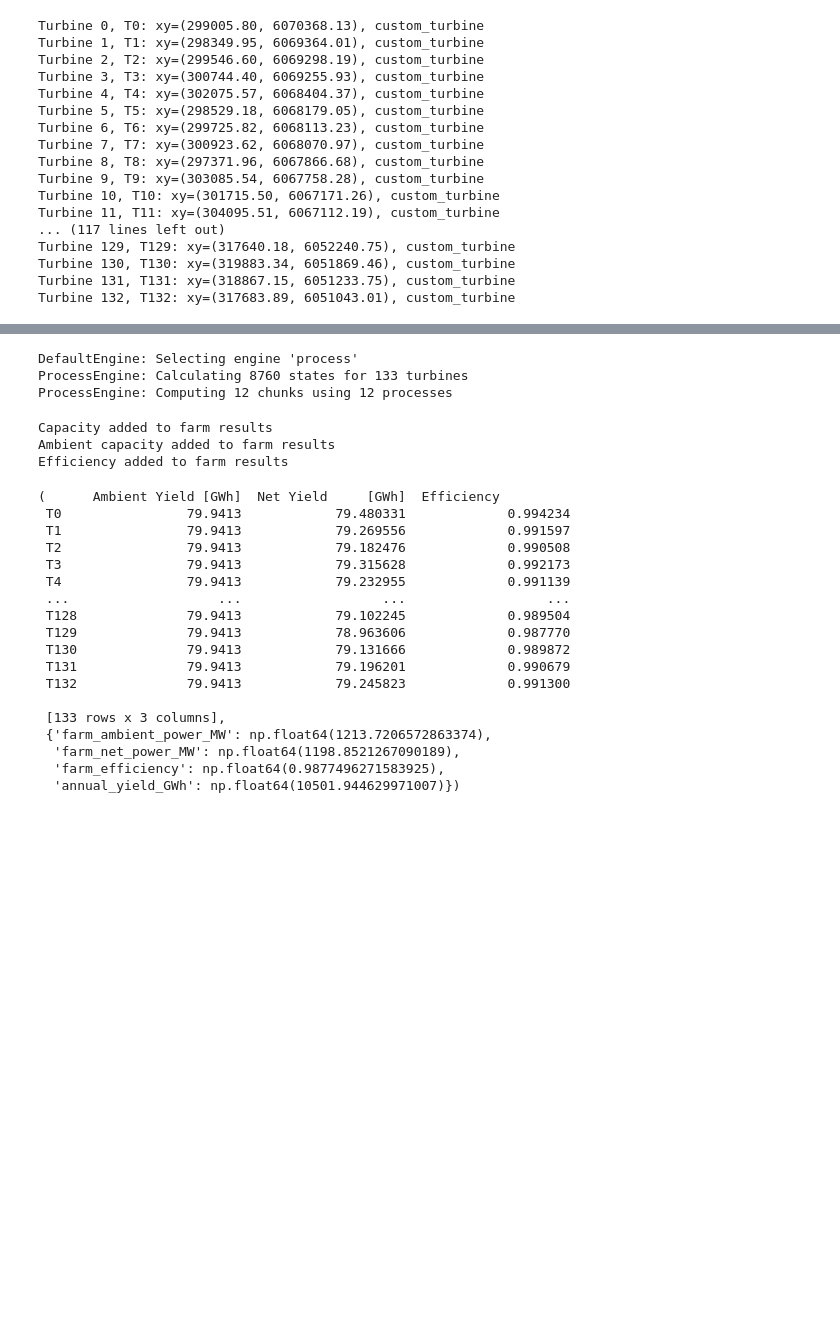
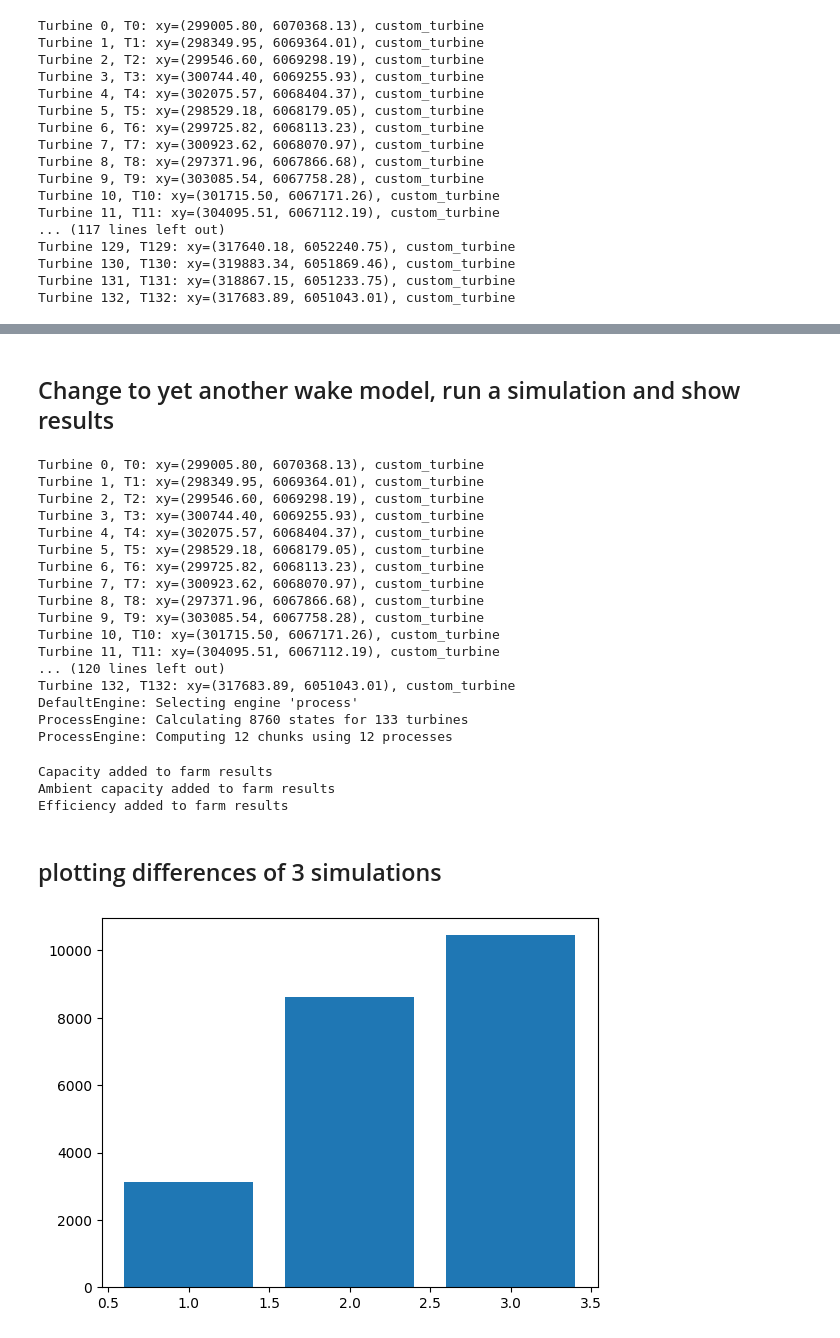
Before and after one commit to Nuwa13/Project_Python_Programming_in_Energy_Science, a Jupyter notebook: test_file_task_4and5.ipynb, the cells around one changed output, grey strips where cells are left out. Saved outputs shown, nothing was run; the diff lists cells and outputs as text; code cells hidden in the pictures; blank space fills up the shorter version.

```diff
--- a/test_file_task_4and5.ipynb
+++ b/test_file_task_4and5.ipynb
@@ -142,27 +151,35 @@ Turbine 132, T132: xy=(317683.89, 6051043.01), custom_turbine
+# %% [markdown]
+## Change to yet another wake model, run a simulation and show results
 # %%
-fct.compute_yield(alternative_algo)
+wake_models = ['TurbOPark_quadratic_loc_k004']
+alternative_algo = fct.setup_algo(era5,'alternative_farm',rotor_model = 'grid36',wake_models=wake_models,model_book=mbook,turbine_key=['custom_turbine'])
+[turbine_stats3, summary3] = fct.compute_yield(alternative_algo)
 # %% [output]
+Turbine 0, T0: xy=(299005.80, 6070368.13), custom_turbine
+Turbine 1, T1: xy=(298349.95, 6069364.01), custom_turbine
+Turbine 2, T2: xy=(299546.60, 6069298.19), custom_turbine
+Turbine 3, T3: xy=(300744.40, 6069255.93), custom_turbine
+Turbine 4, T4: xy=(302075.57, 6068404.37), custom_turbine
+Turbine 5, T5: xy=(298529.18, 6068179.05), custom_turbine
+Turbine 6, T6: xy=(299725.82, 6068113.23), custom_turbine
+Turbine 7, T7: xy=(300923.62, 6068070.97), custom_turbine
+Turbine 8, T8: xy=(297371.96, 6067866.68), custom_turbine
+Turbine 9, T9: xy=(303085.54, 6067758.28), custom_turbine
+Turbine 10, T10: xy=(301715.50, 6067171.26), custom_turbine
+Turbine 11, T11: xy=(304095.51, 6067112.19), custom_turbine
+... (120 lines left out)
+Turbine 132, T132: xy=(317683.89, 6051043.01), custom_turbine
 DefaultEngine: Selecting engine 'process'
 ProcessEngine: Calculating 8760 states for 133 turbines
 ProcessEngine: Computing 12 chunks using 12 processes
 Capacity added to farm results
 Ambient capacity added to farm results
 Efficiency added to farm results
-(      Ambient Yield [GWh]  Net Yield     [GWh]  Efficiency
- T0                79.9413            79.480331             0.994234
- T1                79.9413            79.269556             0.991597
- T2                79.9413            79.182476             0.990508
- T3                79.9413            79.315628             0.992173
- T4                79.9413            79.232955             0.991139
- ...                   ...                  ...                  ...
- T128              79.9413            79.102245             0.989504
- T129              79.9413            78.963606             0.987770
- T130              79.9413            79.131666             0.989872
- T131              79.9413            79.196201             0.990679
- T132              79.9413            79.245823             0.991300
-
- [133 rows x 3 columns],
- {'farm_ambient_power_MW': np.float64(1213.7206572863374),
-  'farm_net_power_MW': np.float64(1198.8521267090189),
-  'farm_efficiency': np.float64(0.9877496271583925),
-  'annual_yield_GWh': np.float64(10501.944629971007)})
+# %% [markdown]
+## plotting differences of 3 simulations
+# %%
+# compare annual yield of total wind park for different simulations 1:3
+plt.bar([3,2,1],[summary3['annual_yield_GWh'],summary2['annual_yield_GWh'],summary1['annual_yield_GWh']])
+plt.show()
+# %% [output]
+[figure, added]
```
Also changed, not shown: parts of 8 cells of this notebook.
